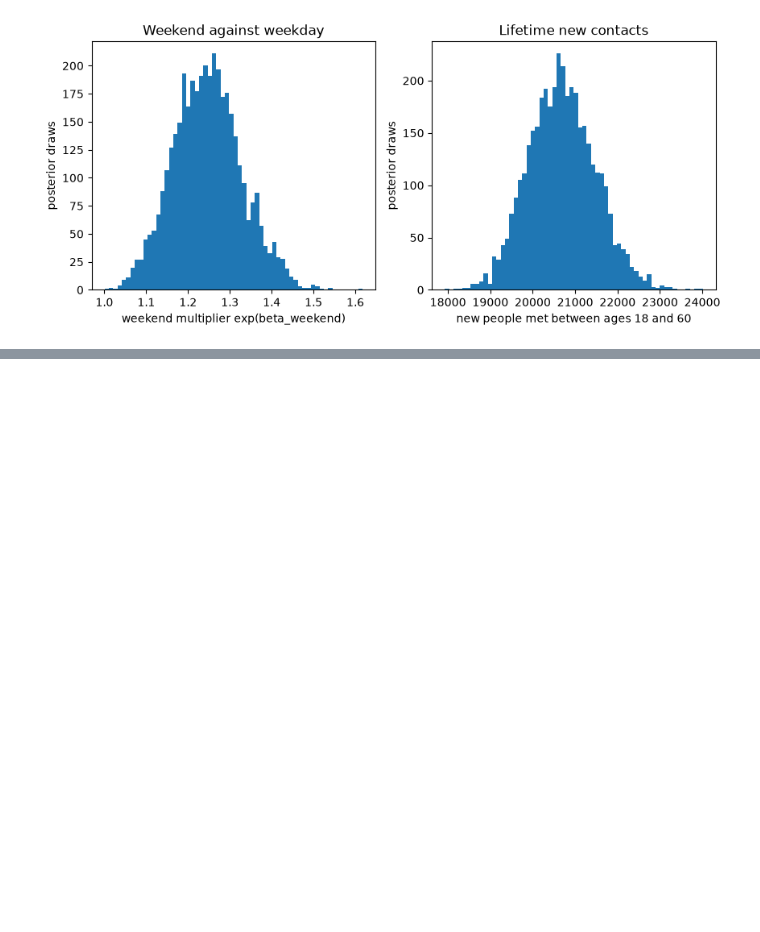
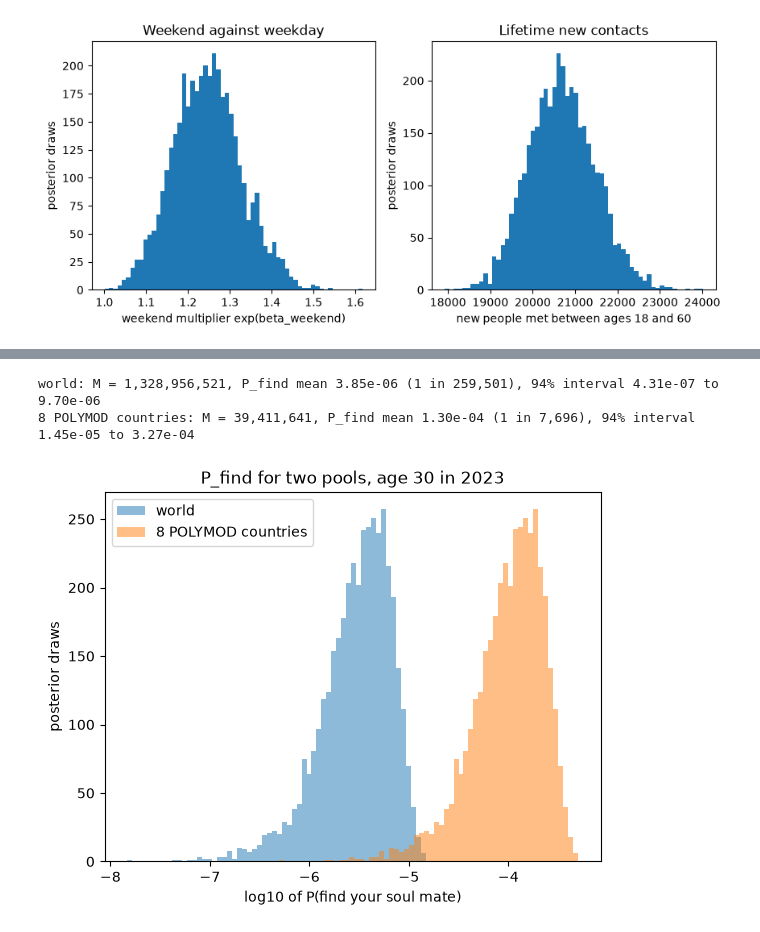
Before and after one commit to MedAmineGBerry/soulmates, a Jupyter notebook: notebooks/02_polymod.ipynb, the cells around one changed output, grey strips where cells are left out. Drawn from its saved outputs; the diff is of its cells as text; code cells hidden in the pictures; blank space fills up the shorter version.

```diff
--- a/notebooks/02_polymod.ipynb
+++ b/notebooks/02_polymod.ipynb
@@ -87,4 +82,0 @@ P_find = 1 − (1 − p_recog / M) ^ eye_contacts. M is still a placeholder unti
-# %%
-POOL_SIZE = 1e8  # PLACEHOLDER until the UN WPP cohort sizes arrive
-pf = p_find(idata, POOL_SIZE).values.ravel()
-print(f"P_find mean {pf.mean():.2e}, 94% interval {np.percentile(pf, 3):.2e} to {np.percentile(pf, 97):.2e}")
@@ -98,0 +87,18 @@ P_find mean 5.12e-05, 94% interval 5.73e-06 to 1.29e-04
+# %%
+import pandas as pd
+from soulmates.wpp import POLYMOD_COUNTRIES, pool_size
+
+wpp = pd.read_csv("../data/wpp_pool.csv")  # written by scripts/download_wpp.py
+pools = {"world": pool_size(wpp), "8 POLYMOD countries": pool_size(wpp, locations=POLYMOD_COUNTRIES)}
+fig, ax = plt.subplots()
+for label, m in pools.items():
+    pf = p_find(idata, m).values.ravel()
+    print(f"{label}: M = {m:,.0f}, P_find mean {pf.mean():.2e} (1 in {1 / pf.mean():,.0f}), "
+          f"94% interval {np.percentile(pf, 3):.2e} to {np.percentile(pf, 97):.2e}")
+    ax.hist(np.log10(pf), bins=60, alpha=0.5, label=label)
+ax.set(xlabel="log10 of P(find your soul mate)", ylabel="posterior draws", title="P_find for two pools, age 30 in 2023")
+ax.legend();
+# %% [output]
+world: M = 1,328,956,521, P_find mean 3.85e-06 (1 in 259,501), 94% interval 4.31e-07 to 9.70e-06
+8 POLYMOD countries: M = 39,411,641, P_find mean 1.30e-04 (1 in 7,696), 94% interval 1.45e-05 to 3.27e-04
+[figure, added]
```
Also changed, not shown: parts of 6 cells of this notebook, 5 other files.
